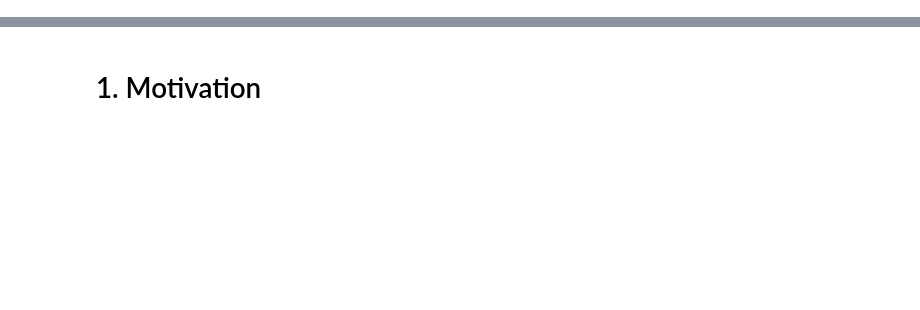
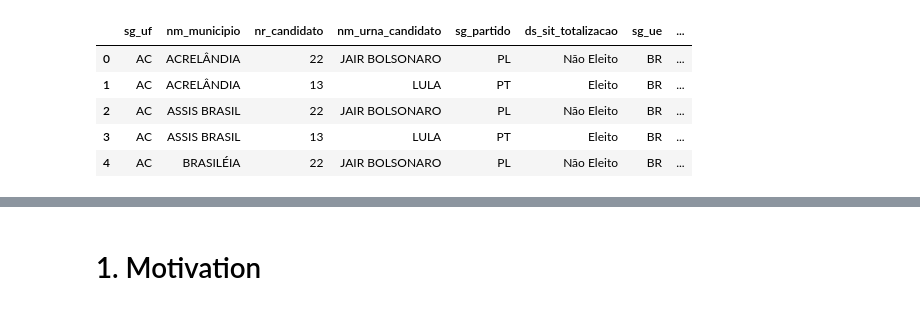
Before and after one commit to alonakonst/alonakonst.github.io, a Jupyter notebook: notebook.ipynb, the cells around one changed output, grey strips where cells are left out. Saved outputs shown, nothing was run; the diff lists cells and outputs as text; code cells hidden in the pictures; blank space fills up the shorter version.

```diff
--- a/notebook.ipynb
+++ b/notebook.ipynb
@@ -0,0 +72,10 @@
+# %%
+vote_df = pd.read_csv('data/votacao_candidato-municipio_2022.csv')
+vote_df.head()
+# %% [output]
+|  | sg_uf | nm_municipio | nr_candidato | nm_urna_candidato | sg_partido | ds_sit_totalizacao | sg_ue | ... |
+| 0 | AC | ACRELÂNDIA | 22 | JAIR BOLSONARO | PL | Não Eleito | BR | ... |
+| 1 | AC | ACRELÂNDIA | 13 | LULA | PT | Eleito | BR | ... |
+| 2 | AC | ASSIS BRASIL | 22 | JAIR BOLSONARO | PL | Não Eleito | BR | ... |
+| 3 | AC | ASSIS BRASIL | 13 | LULA | PT | Eleito | BR | ... |
+| 4 | AC | BRASILÉIA | 22 | JAIR BOLSONARO | PL | Não Eleito | BR | ... |
```
Also changed, not shown: parts of 54 cells of this notebook, 3 other files.
